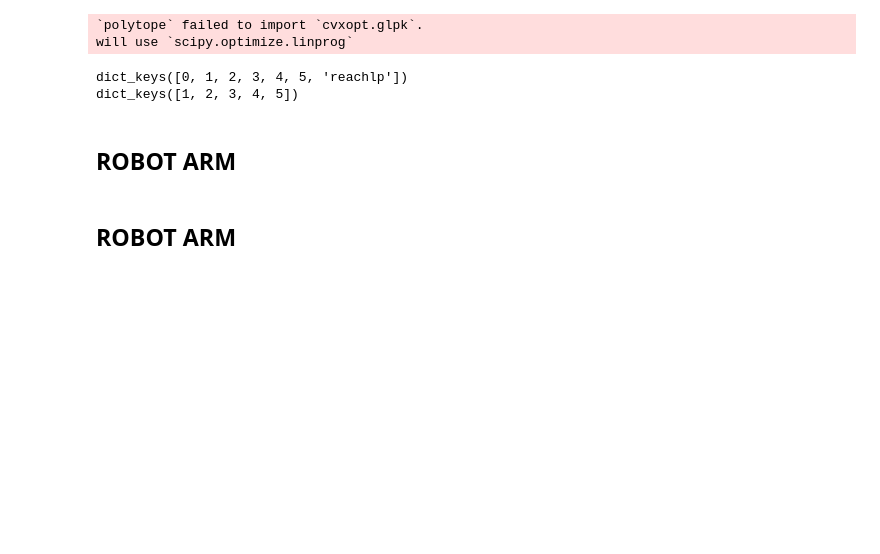
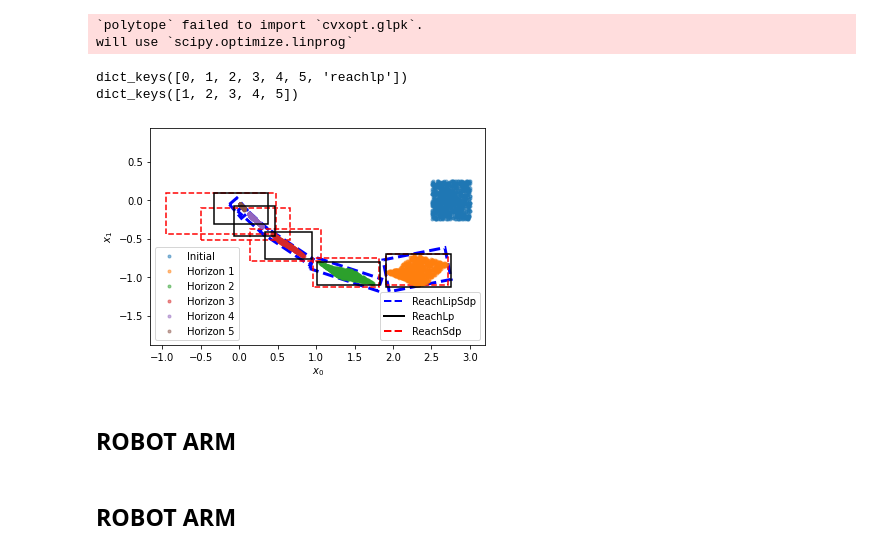
Before and after one commit to o4lc/ReachLipBnB, a Jupyter notebook: Output/plotting.ipynb, the cells around one changed output. Drawn from its saved outputs; the diff is of its cells as text; code cells hidden in the pictures; blank space fills up the shorter version.

```diff
--- a/Output/plotting.ipynb
+++ b/Output/plotting.ipynb
@@ -50,34 +50,36 @@ for i in range(1, 6):
 # ReachLp
 reachlp = reachLip['reachlp']
 for i in range(len(reachlp)):
     currHorizon = reachlp[i]
     rectangle = patches.Rectangle((currHorizon[0][0], currHorizon[1][0]),
                     currHorizon[0][1] - currHorizon[0][0],
                     currHorizon[1][1] - currHorizon[1][0],
                     edgecolor=secondColor, facecolor='none', linewidth=1.5, alpha=1)
     x = ax.add_patch(rectangle)
 #ReachSdp
 for i in range(1, 6):
     AA = np.array(reachSdp[i]['A'])
     AA = AA[:, :2]
     bb = reachSdp[i]['d']
     pltp = polytope.Polytope(AA, bb)
     ax = pltp.plot(ax, alpha = 1, color='none', edgecolor=thirdColor, linewidth=1.5)
     ax.set_xlim([0, 5])
     ax.set_ylim([-4, 5])
 
     plt.axis("equal")
     plt.xlabel('$x_0$')
     plt.ylabel('$x_1$')
 
 custom_lines = [Line2D([0], [0], color=firstColor, lw=2, linestyle='--'),
                 Line2D([0], [0], color=secondColor, lw=2, linestyle='-'),
                 Line2D([0], [0], color=thirdColor, lw=2, linestyle='--')]
 ax.legend(custom_lines, ['ReachLipSdp', 'ReachLp', "ReachSdp"], loc=4)
 
 plt.gca().add_artist(leg1)
-plt.grid()
+# plt.grid()
 plt.savefig("result.png")
+# %% [output]
+[figure, added]
 # %% [markdown]
 ## ROBOT ARM
 # %%
```
Also changed, not shown: parts of 5 cells of this notebook, 3 other files.
